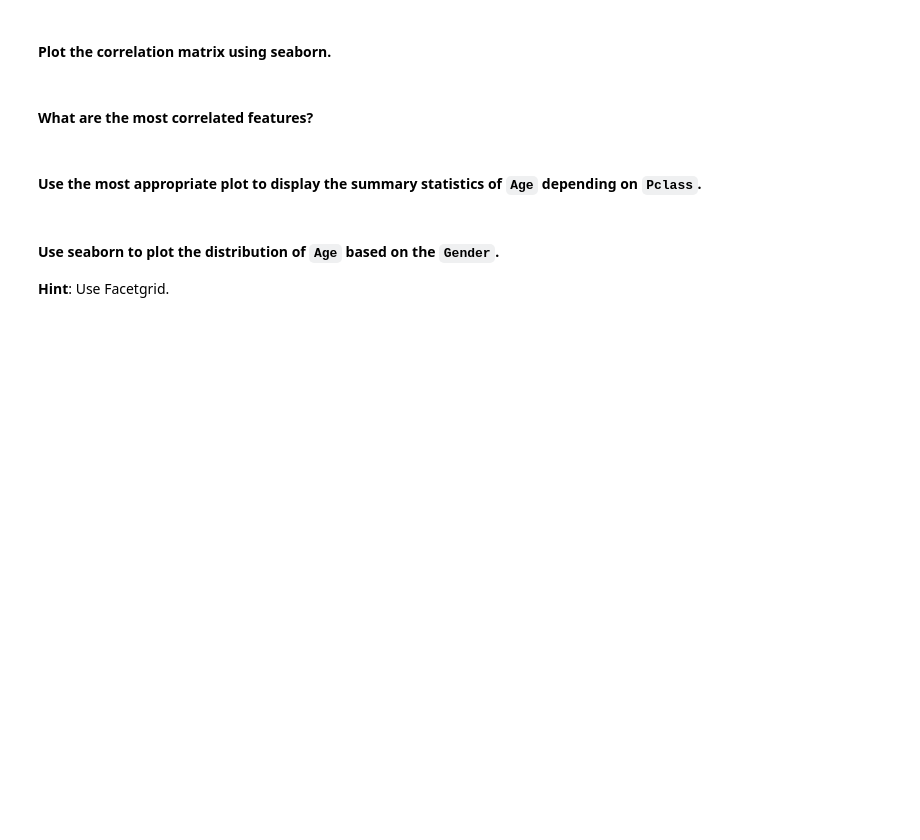
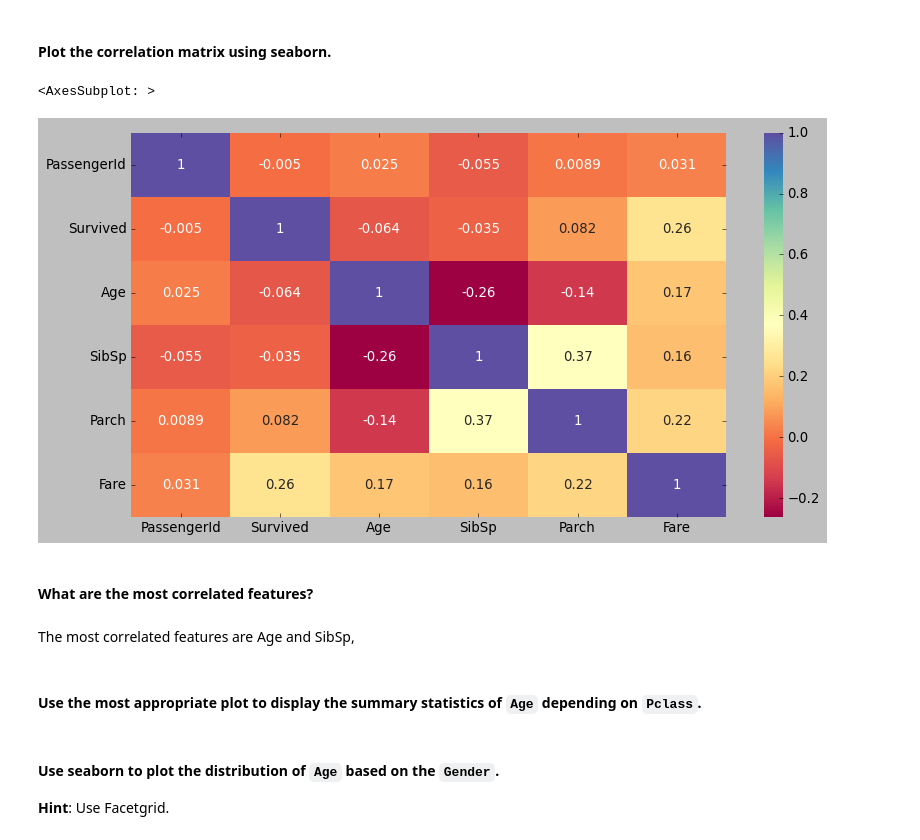
Before and after one commit to marciafof/DAFT_0116_OTALORAMarcia, a Jupyter notebook: module_2/Lab_1_Matplotlib-and-Seaborn/main.ipynb, the cells around one changed output. Saved outputs shown, nothing was run; the diff lists cells and outputs as text; code cells hidden in the pictures; blank space fills up the shorter version.

```diff
--- a/module_2/Lab_1_Matplotlib-and-Seaborn/main.ipynb
+++ b/module_2/Lab_1_Matplotlib-and-Seaborn/main.ipynb
@@ -456,2 +467,9 @@ It gives a hint on
+# %%
+# your code here
+corr_tab = titanic.corr()
+sns.heatmap(corr_tab,cmap="Spectral",annot=True)
+# %% [output]
+<AxesSubplot: >
+[figure, added]
 # %% [markdown]
 #### What are the most correlated features?
@@ -462,3 +476,5 @@ your comments here
+# %% [markdown]
+The most correlated features are Age and SibSp,
 # %% [markdown]
 #### Use the most appropriate plot to display the summary statistics of `Age` depending on `Pclass`.
 # %%
```
Also changed, not shown: parts of 8 cells of this notebook.
